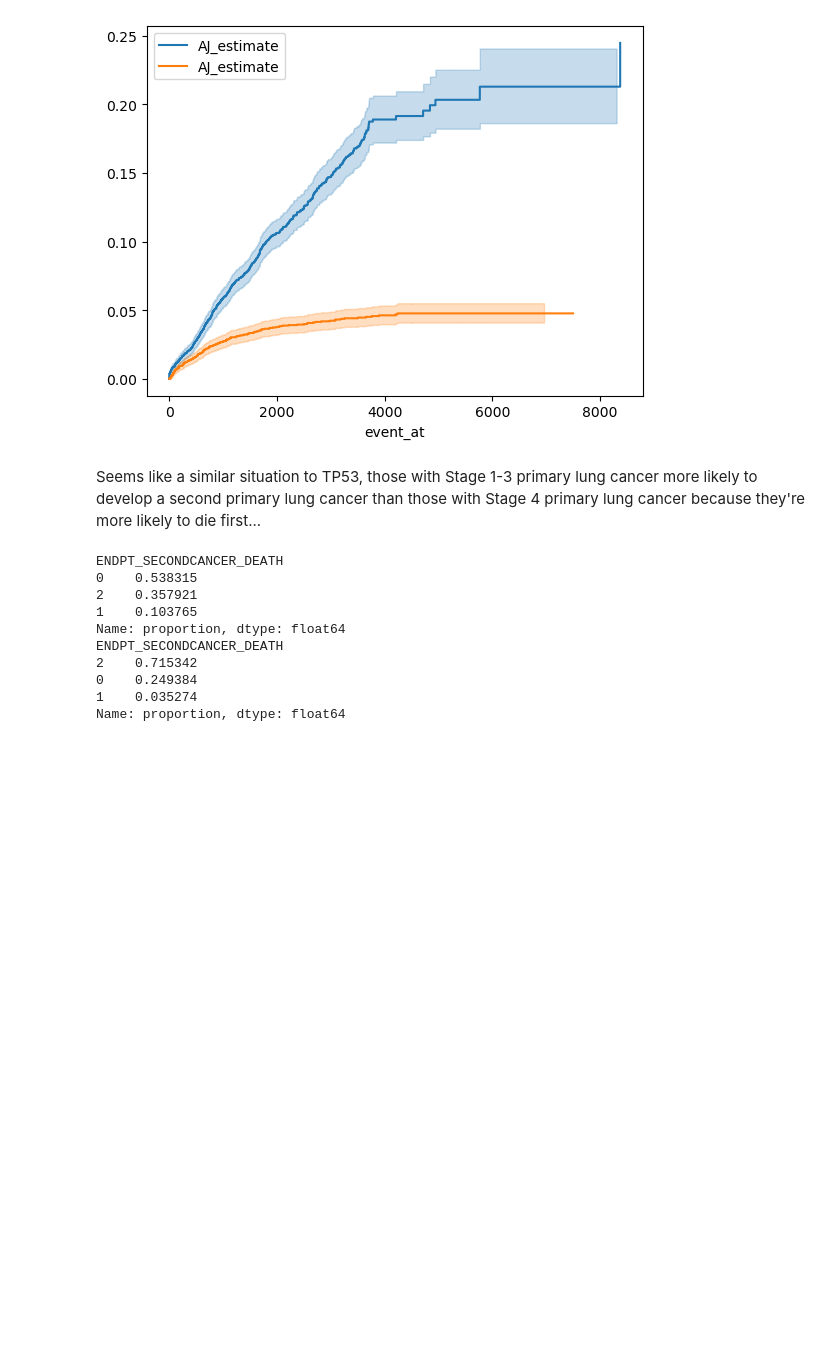
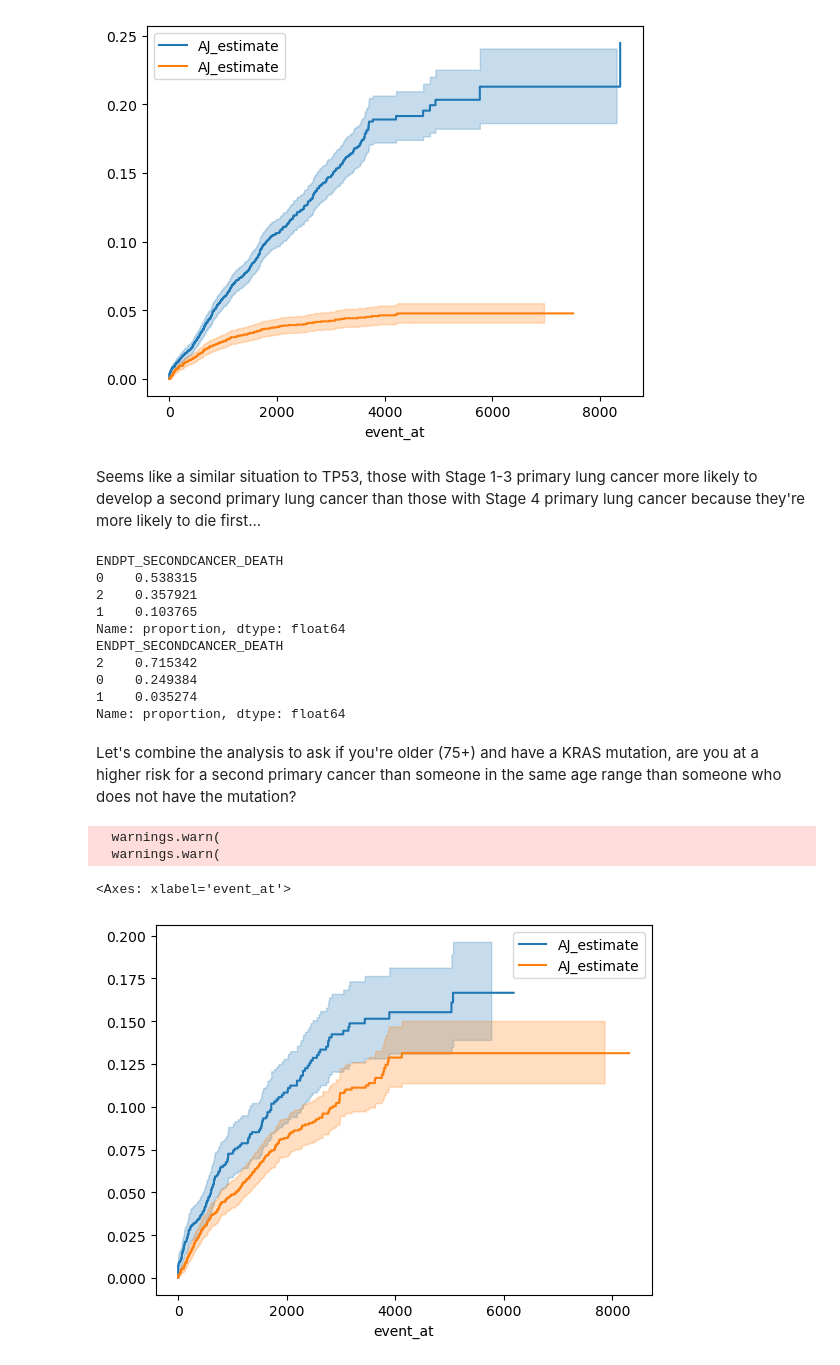
Before and after one commit to Roseille/SurvivalAnalyses, a Jupyter notebook: sample.ipynb, the cells around one changed output. Drawn from its saved outputs; the diff is of its cells as text; code cells hidden in the pictures; blank space fills up the shorter version.

Commit message:
Checking CIF of people 75+ w KRAS mutation.

```diff
--- a/sample.ipynb
+++ b/sample.ipynb
@@ -242,3 +267,20 @@ ENDPT_SECONDCANCER_DEATH
 0    0.249384
 1    0.035274
 Name: proportion, dtype: float64
+# %% [markdown]
+Let's combine the analysis to ask if you're older (75+) and have a KRAS mutation, are you at a higher risk for a second primary cancer than someone in the same age range than someone who does not have the mutation?
+# %%
+older_ppl_w_KRAS = cph_df[(cph_df['CURRENT_AGE_DEID'] >= 75) & (cph_df['KRAS'] == True)]
+older_ppl_wo_KRAS = cph_df[(cph_df['CURRENT_AGE_DEID'] >= 75) & (cph_df['KRAS'] == False)]
+# %%
+ajf.fit(older_ppl_w_KRAS['DT_SECONDCANCER_DEATH'], older_ppl_w_KRAS['ENDPT_SECONDCANCER_DEATH'], event_of_interest=1)
+ajf.cumulative_density_
+ajf.plot()
+ajf.fit(older_ppl_wo_KRAS['DT_SECONDCANCER_DEATH'], older_ppl_wo_KRAS['ENDPT_SECONDCANCER_DEATH'], event_of_interest=1)
+ajf.cumulative_density_
+ajf.plot()
+# %% [output]
+  warnings.warn(
+  warnings.warn(
+<Axes: xlabel='event_at'>
+[figure, added]
```
Also changed, not shown: parts of 3 cells of this notebook.
